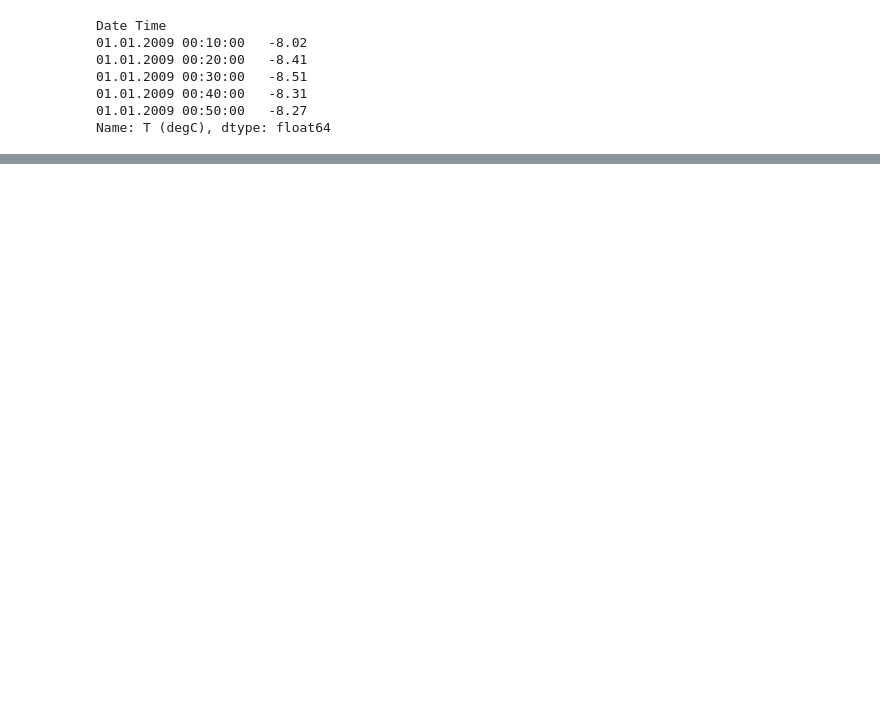
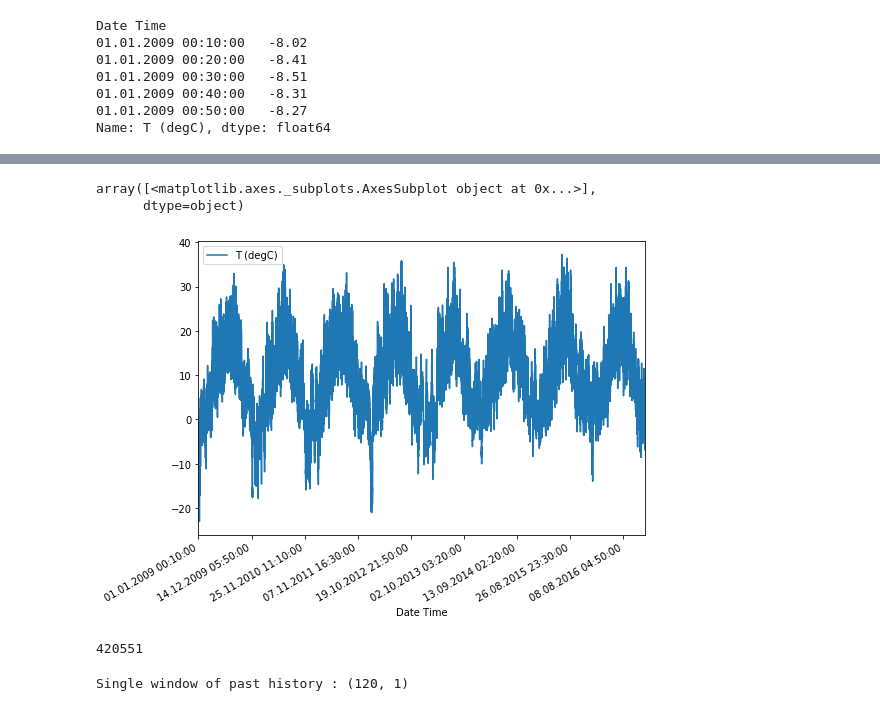
Before and after one commit to microsoft/NimbusML-Samples, a Jupyter notebook: samples/5.1 [Numeric, Plot] Univariate Time Series Forecasting .ipynb, the cells around one changed output, grey strips where cells are left out. Cells and saved outputs as stored; diff of their text form; code cells hidden in the pictures; blank space fills up the shorter version.

```diff
--- a/samples/5.1 [Numeric, Plot] Univariate Time Series Forecasting .ipynb
+++ b/samples/5.1 [Numeric, Plot] Univariate Time Series Forecasting .ipynb
@@ -237,0 +271,6 @@ print(result)
+# %%
+features_considered = ['T (degC)']
+# %%
+features = df_train[features_considered]
+features.index = df_train['Date Time']
+features.head()
@@ -237,0 +285,6 @@ print(result)
+# %%
+features.plot(subplots=True)
+# %% [output]
+array([<matplotlib.axes._subplots.AxesSubplot object at 0x...>],
+      dtype=object)
+[figure, added]
@@ -237,0 +295,4 @@ print(result)
+# %%
+dataset = (dataset-data_mean)/data_std
+# %% [output]
+420551
@@ -237,0 +319,4 @@ print(result)
+# %%
+print ('Single window of past history : {}'.format(x_train_single[0].shape))
+# %% [output]
+Single window of past history : (120, 1)
```
Also changed, not shown: parts of 32 cells of this notebook, 1 other file.
